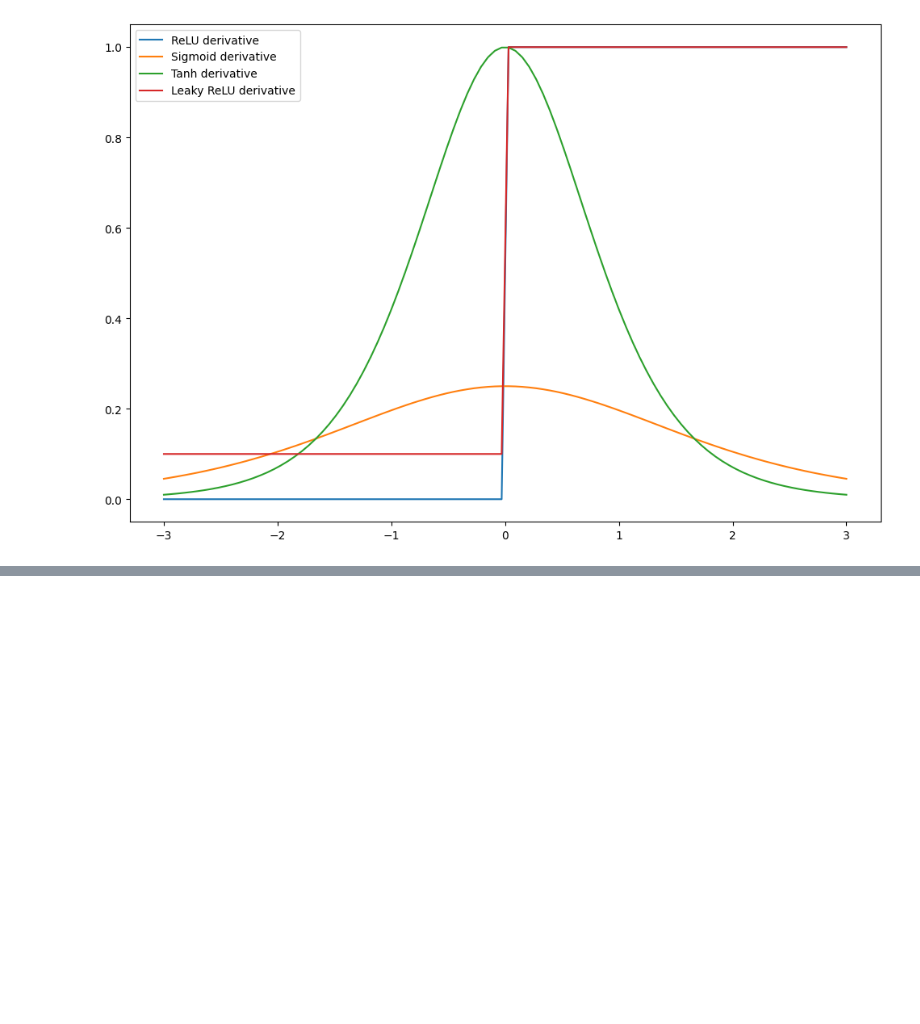
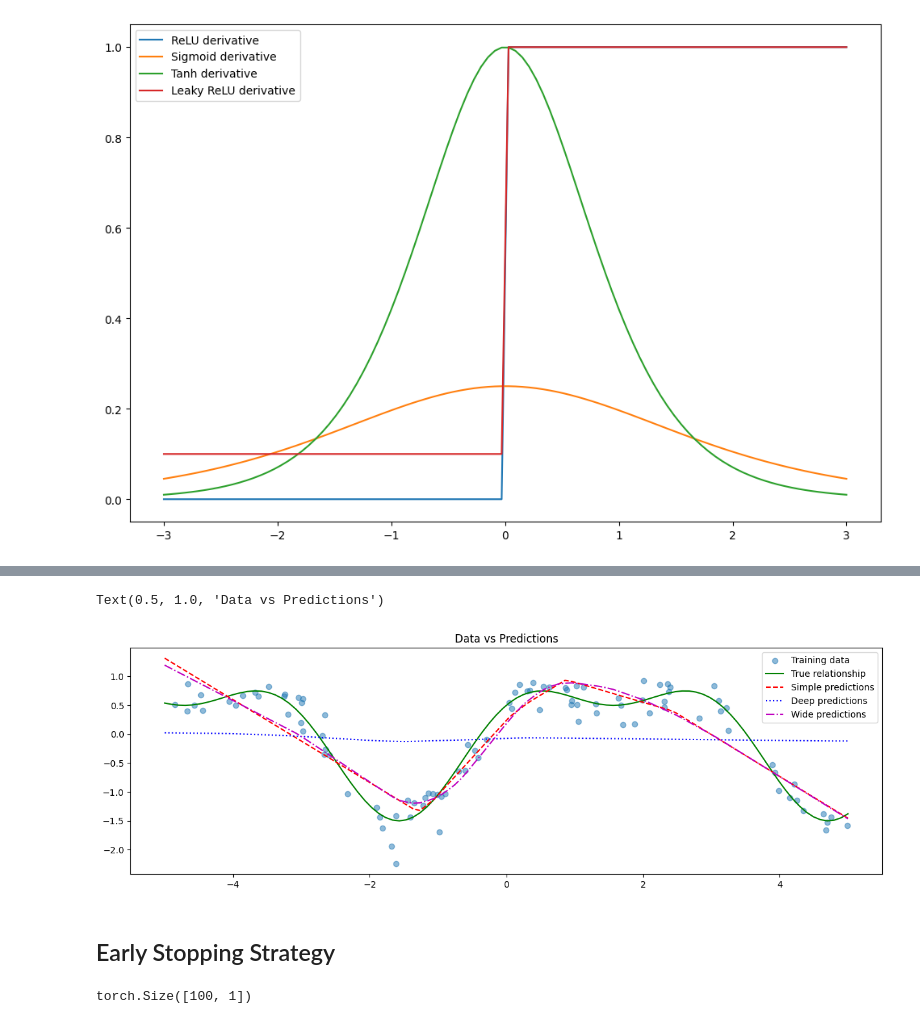
Before and after one commit to Hudsonps/pytorch-practice, a Jupyter notebook: notebooks/02_neural_networks.ipynb, the cells around one changed output, grey strips where cells are left out. Saved outputs shown, nothing was run; the diff lists cells and outputs as text; code cells hidden in the pictures; blank space fills up the shorter version.

```diff
--- a/notebooks/02_neural_networks.ipynb
+++ b/notebooks/02_neural_networks.ipynb
@@ -299,0 +464,16 @@ plt.legend()
+# %%
+# Train all models
+models = {
+    'Simple': SimpleNN(),
+    'Deep': DeepNN(),
+    'Wide': WideNN()
+}
+
+results = {}
+for name, model in models.items():
+    print(f"\nTraining {name} model...")
+    losses = train_model(model, x, y)
+    results[name] = {
+        'model': model,
+        'losses': losses
+    }
@@ -299,0 +498,30 @@ plt.legend()
+# %%
+plt.figure(figsize=(15, 10))
+
+# Plot 1: Data and predictions
+plt.subplot(2, 1, 1)
+plt.scatter(x, y, alpha=0.5, label='Training data')
+plt.plot(x_plot, y_true_plot, 'g-', label='True relationship')
+
+# Use different line styles and colors for each model
+line_styles = ['--', ':', '-.']
+colors = ['r', 'b', 'm']  # red, blue, magenta
+
+for (name, result), style, color in zip(results.items(), line_styles, colors):
+    y_pred_plot = result['model'](x_plot)
+    plt.plot(x_plot, y_pred_plot.detach(),
+             linestyle=style,
+             color=color,
+             label=f'{name} predictions')
+
+plt.legend()
+plt.title('Data vs Predictions')
+# %% [output]
+Text(0.5, 1.0, 'Data vs Predictions')
+[figure, added]
+# %% [markdown]
+## Early Stopping Strategy
+# %%
+x.shape
+# %% [output]
+torch.Size([100, 1])
```
Also changed, not shown: parts of 8 cells of this notebook.
